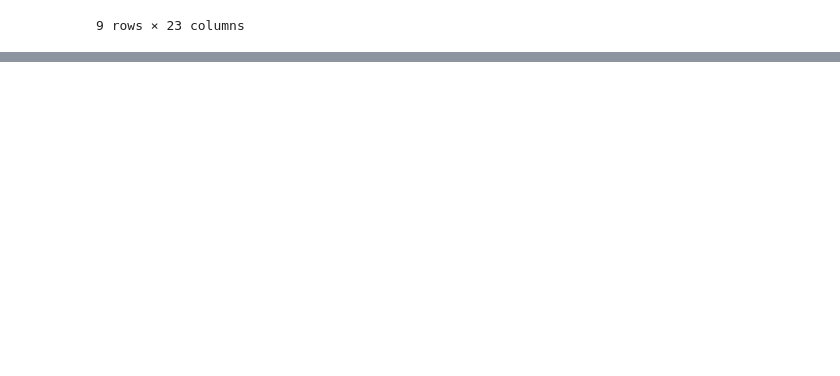
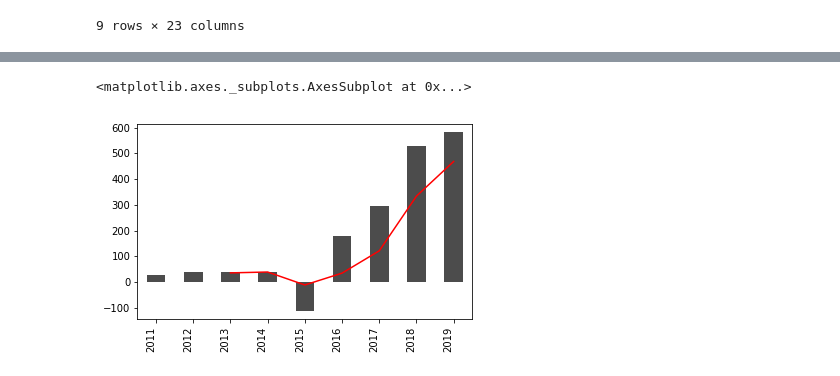
Before and after one commit to floriandotpy/data-playground, a Jupyter notebook: fundamental-haspax.ipynb, the cells around one changed output, grey strips where cells are left out. Drawn from its saved outputs; the diff is of its cells as text; code cells hidden in the pictures; blank space fills up the shorter version.

Commit message:
Add some time series examples

```diff
--- a/fundamental-haspax.ipynb
+++ b/fundamental-haspax.ipynb
@@ -158,0 +169,7 @@ for i, kennzahl in enumerate([
+# %%
+column_series = fund_T['Jahresüberschuss']
+net_profit = pd.Series(
+    column_series.to_numpy(),  # TODO: is this good style?
+    index=pd.to_datetime(column_series.index).to_period('Y')
+)
+net_profit
@@ -158,0 +248,20 @@ for i, kennzahl in enumerate([
+# %%
+ax = (
+    net_profit
+#     .expanding()
+    .rolling(3)
+    .mean()
+    .plot(
+        use_index=False,
+        color='red'
+    )
+)
+net_profit.plot(
+    ax=ax,
+    kind='bar',
+    color='k',
+    alpha=.7,
+    use_index=True)
+# %% [output]
+<matplotlib.axes._subplots.AxesSubplot at 0x...>
+[figure, added]
```
Also changed, not shown: parts of 8 cells of this notebook.
